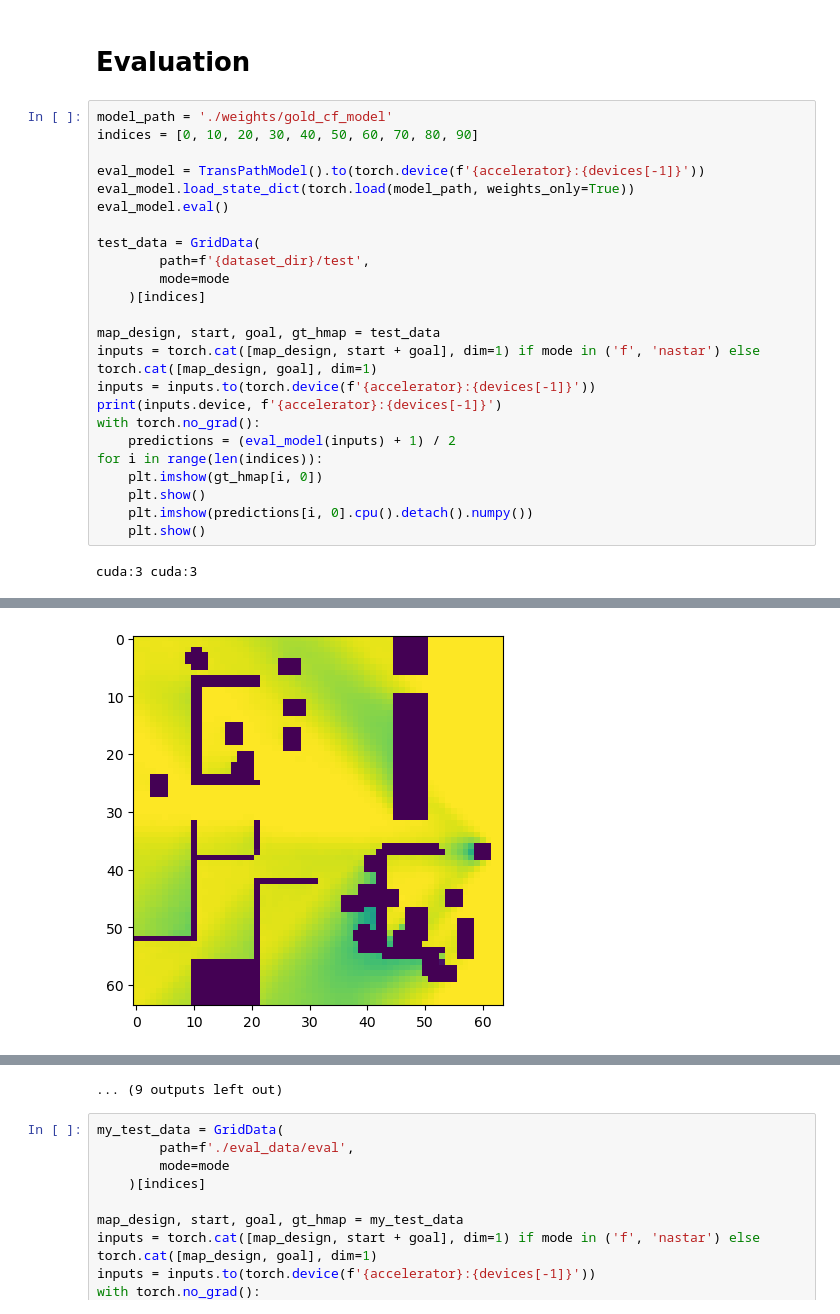
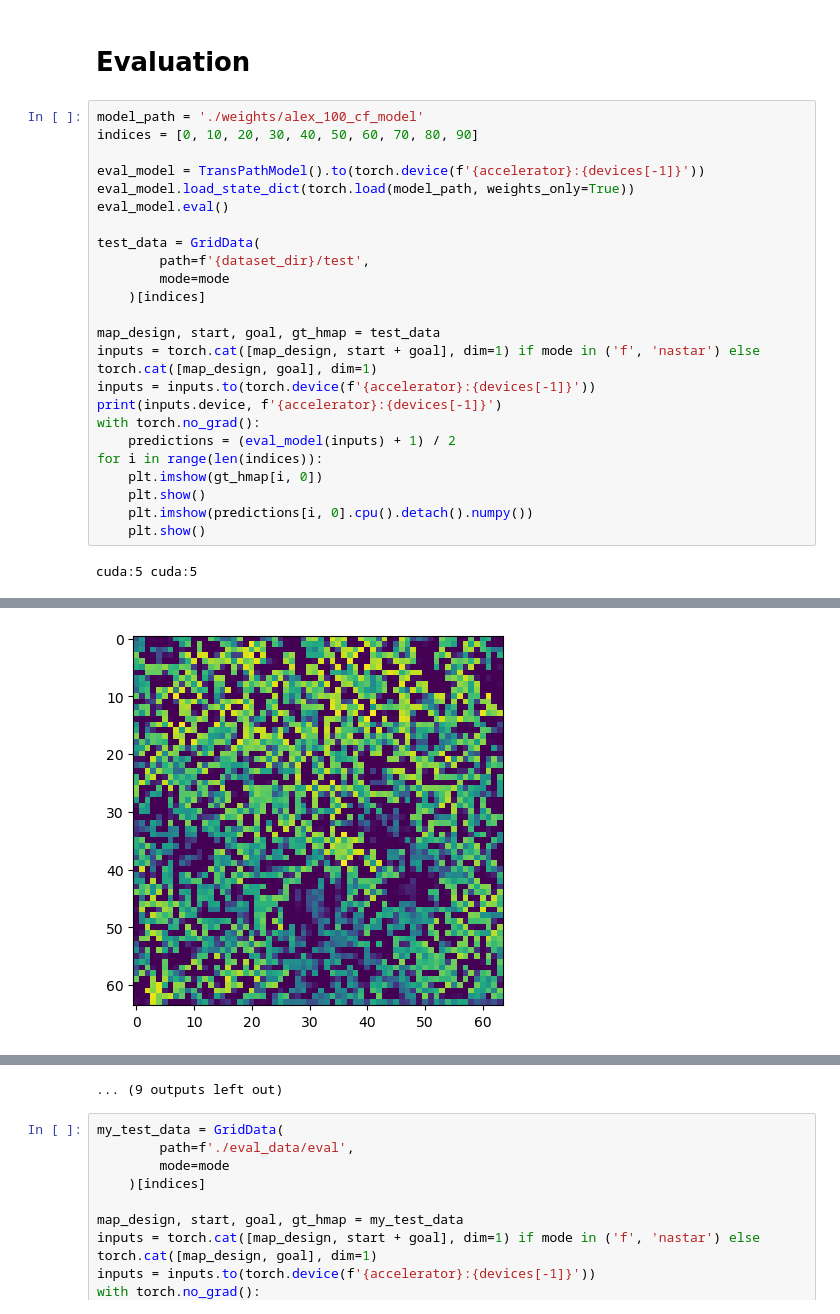
Before and after one commit to DrozdovDan/HS_HW_TransPath, a Jupyter notebook: workflow_cf.ipynb, the cells around one changed output, grey strips where cells are left out. Cells and saved outputs as stored; diff of their text form.

```diff
--- a/workflow_cf.ipynb
+++ b/workflow_cf.ipynb
@@ -532,7 +534,7 @@ torch.save(model.state_dict(), f'{weights_dir}/model_{timestr}')
 # %% [markdown]
 # Evaluation
 # %%
-model_path = './weights/gold_cf_model'
+model_path = './weights/alex_100_cf_model'
 indices = [0, 10, 20, 30, 40, 50, 60, 70, 80, 90]
 
 eval_model = TransPathModel().to(torch.device(f'{accelerator}:{devices[-1]}'))
@@ -556,4 +558,4 @@ for i in range(len(indices)):
     plt.imshow(predictions[i, 0].cpu().detach().numpy())
     plt.show()
 # %% [output]
-cuda:3 cuda:3
+cuda:5 cuda:5
@@ -569 +571 @@ cuda:3 cuda:3
-[figure, old version]
+[figure, new version]
```
Also changed, not shown: parts of 5 cells of this notebook, 10 other files.
